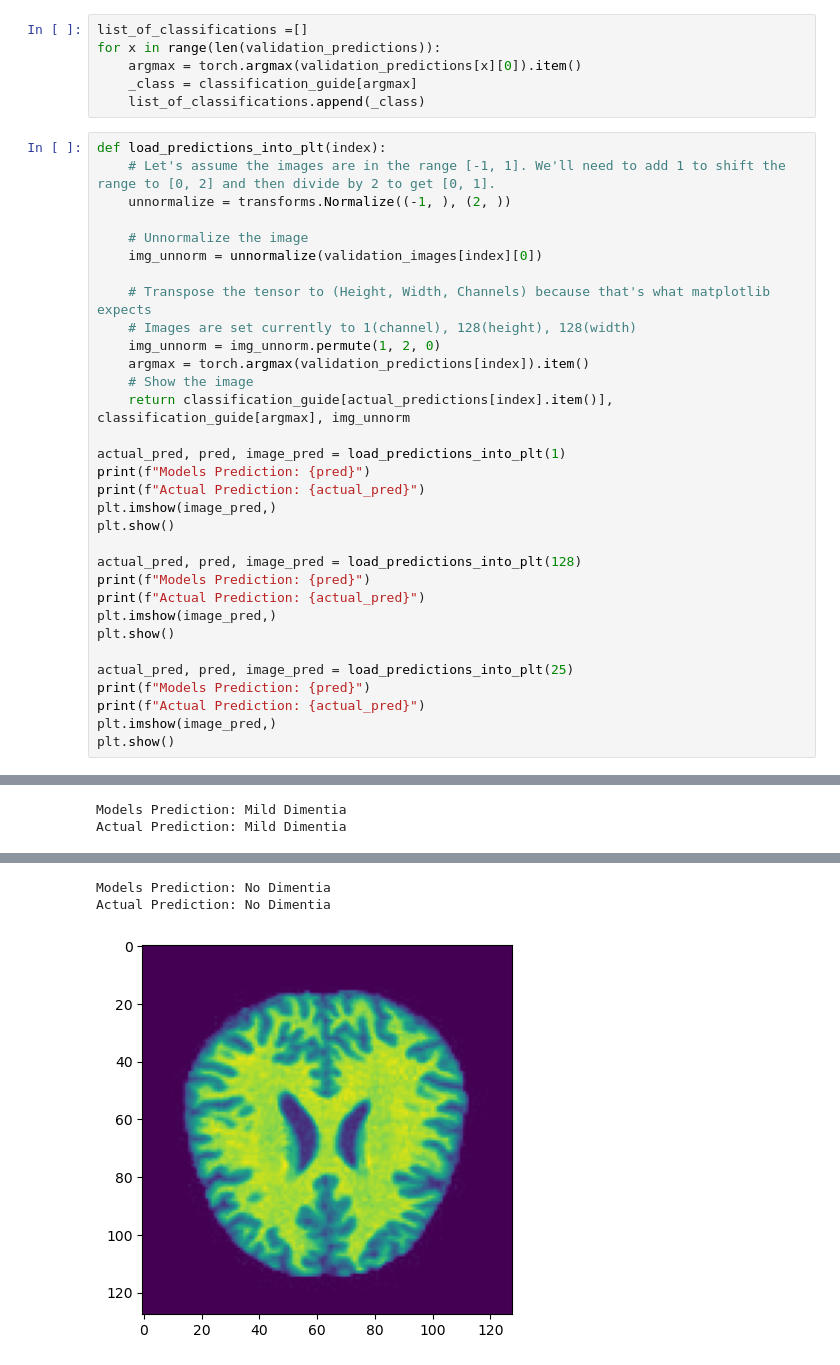
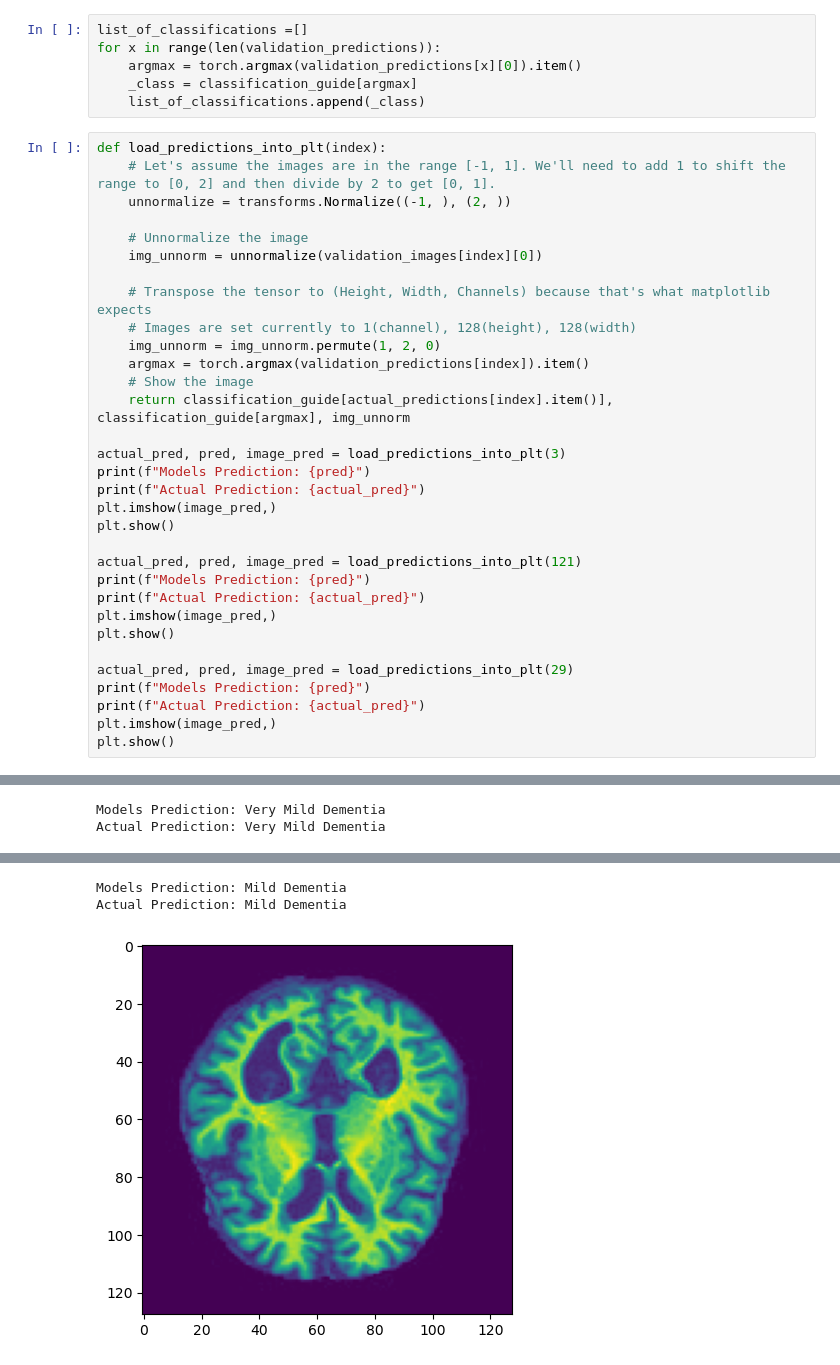
Before and after one commit to rjb7731/computer-vision, a Jupyter notebook: alzheimer-detection-cnn.ipynb, the cells around one changed output, grey strips where cells are left out. Drawn from its saved outputs; the diff is of its cells as text.

```diff
--- a/alzheimer-detection-cnn.ipynb
+++ b/alzheimer-detection-cnn.ipynb
@@ -251,19 +251,19 @@ def load_predictions_into_plt(index):
     # Show the image
     return classification_guide[actual_predictions[index].item()], classification_guide[argmax], img_unnorm
 
-actual_pred, pred, image_pred = load_predictions_into_plt(1)
+actual_pred, pred, image_pred = load_predictions_into_plt(3)
 print(f"Models Prediction: {pred}")
 print(f"Actual Prediction: {actual_pred}")
 plt.imshow(image_pred,)
 plt.show()
 
-actual_pred, pred, image_pred = load_predictions_into_plt(128)
+actual_pred, pred, image_pred = load_predictions_into_plt(121)
 print(f"Models Prediction: {pred}")
 print(f"Actual Prediction: {actual_pred}")
 plt.imshow(image_pred,)
 plt.show()
 
-actual_pred, pred, image_pred = load_predictions_into_plt(25)
+actual_pred, pred, image_pred = load_predictions_into_plt(29)
 print(f"Models Prediction: {pred}")
 print(f"Actual Prediction: {actual_pred}")
 plt.imshow(image_pred,)
@@ -275,2 +275,2 @@ Actual Prediction: Very Mild Dimentia
-Models Prediction: Mild Dimentia
-Actual Prediction: Mild Dimentia
+Models Prediction: Very Mild Dementia
+Actual Prediction: Very Mild Dementia
@@ -278,3 +278,3 @@ Actual Prediction: Mild Dimentia
-Models Prediction: No Dimentia
-Actual Prediction: No Dimentia
+Models Prediction: Mild Dementia
+Actual Prediction: Mild Dementia
-[figure, old version]
+[figure, new version]
```
Also changed, not shown: parts of 4 cells of this notebook.
